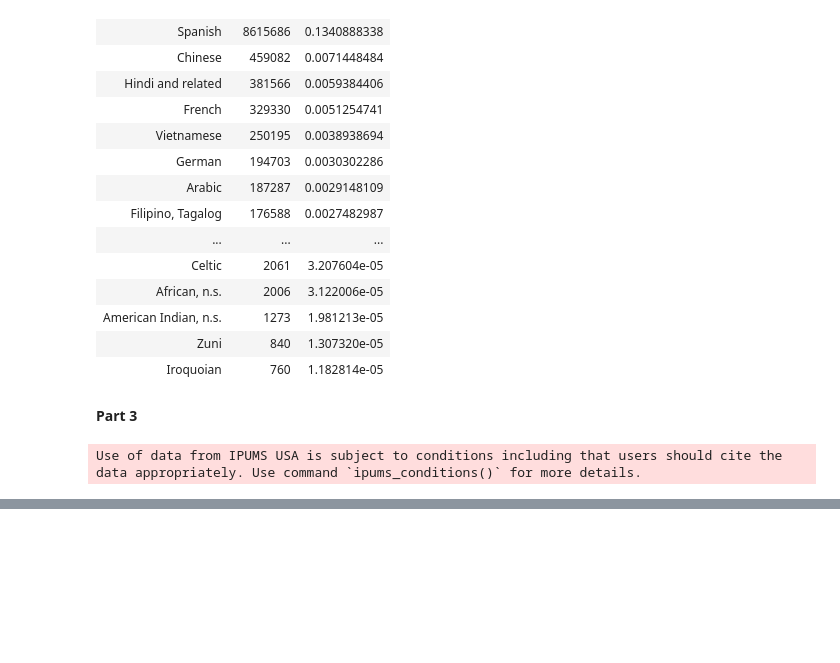
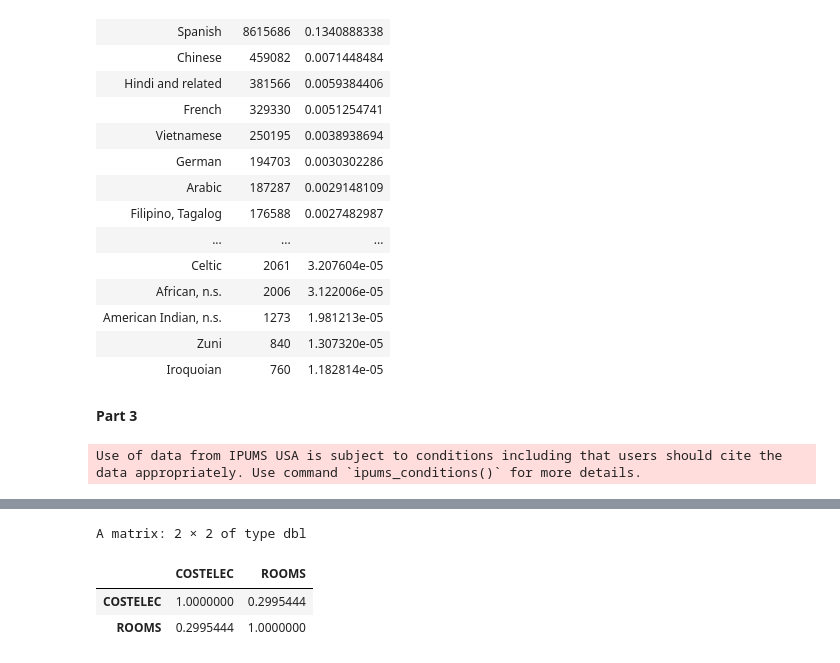
Before and after one commit to jcolond/LTCC_Reno, a Jupyter notebook: IPUMS_Exercise_2.ipynb, the cells around one changed output, grey strips where cells are left out. Cells and saved outputs as stored; diff of their text form; code cells hidden in the pictures; blank space fills up the shorter version.

```diff
--- a/IPUMS_Exercise_2.ipynb
+++ b/IPUMS_Exercise_2.ipynb
@@ -145,0 +157,9 @@ Caused by error:
+# %%
+data_subset <- data %>% filter(PERNUM == 1 & COSTELEC > 0 & COSTELEC < 9990 & ROOMS > 0) %>% select (COSTELEC, ROOMS, HHWT)
+wtd_covariance <- cov.wt(data_subset %>% select (COSTELEC, ROOMS), wt = data_subset$HHWT, cor = TRUE)
+wtd_covariance$cor
+# %% [output]
+A matrix: 2 × 2 of type dbl
+|  | COSTELEC | ROOMS |
+| COSTELEC | 1.0000000 | 0.2995444 |
+| ROOMS | 0.2995444 | 1.0000000 |
```
Also changed, not shown: parts of 8 cells of this notebook, 3 other files.
